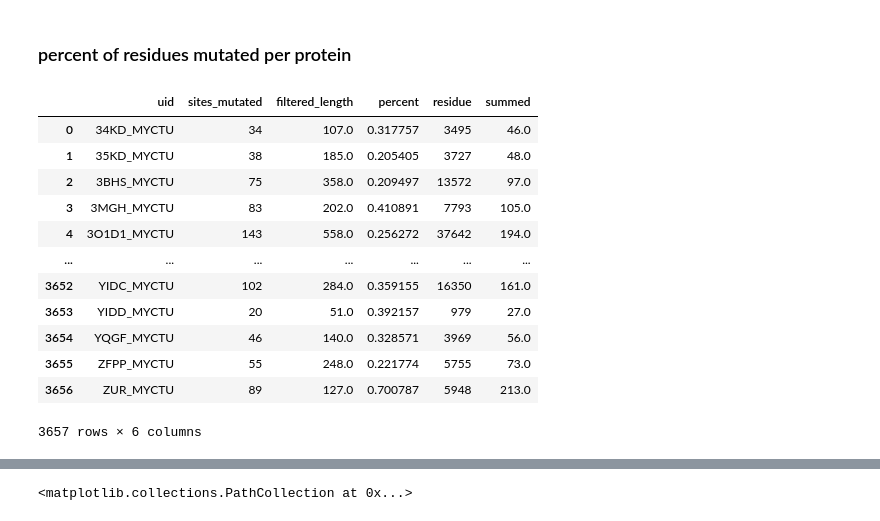
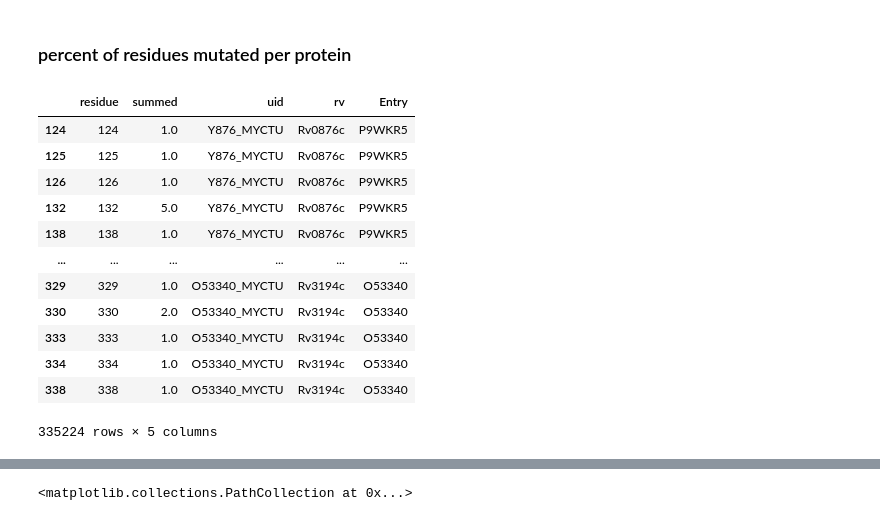
Before and after one commit to aggreen/MTB_Mut_Clust, a Jupyter notebook: scripts/03.generate_controls.ipynb, the cells around one changed output, grey strips where cells are left out. Saved outputs shown, nothing was run; the diff lists cells and outputs as text; code cells hidden in the pictures.

```diff
--- a/scripts/03.generate_controls.ipynb
+++ b/scripts/03.generate_controls.ipynb
@@ -28,18 +28,18 @@ sites_mutated = sites_mutated.merge(protein_data[["uid", "filtered_length"]], on
 sites_mutated["percent"] = sites_mutated.sites_mutated / sites_mutated.filtered_length
 sites_mutated = sites_mutated.merge(total_muts, on="uid", how="left")
 # %%
-sites_mutated
+allmuts
 # %% [output]
-|  | uid | sites_mutated | filtered_length | percent | residue | summed |
-| 0 | 34KD_MYCTU | 34 | 107.0 | 0.317757 | 3495 | 46.0 |
-| 1 | 35KD_MYCTU | 38 | 185.0 | 0.205405 | 3727 | 48.0 |
-| 2 | 3BHS_MYCTU | 75 | 358.0 | 0.209497 | 13572 | 97.0 |
-| 3 | 3MGH_MYCTU | 83 | 202.0 | 0.410891 | 7793 | 105.0 |
-| 4 | 3O1D1_MYCTU | 143 | 558.0 | 0.256272 | 37642 | 194.0 |
-| ... | ... | ... | ... | ... | ... | ... |
-| 3652 | YIDC_MYCTU | 102 | 284.0 | 0.359155 | 16350 | 161.0 |
-| 3653 | YIDD_MYCTU | 20 | 51.0 | 0.392157 | 979 | 27.0 |
-| 3654 | YQGF_MYCTU | 46 | 140.0 | 0.328571 | 3969 | 56.0 |
-| 3655 | ZFPP_MYCTU | 55 | 248.0 | 0.221774 | 5755 | 73.0 |
-| 3656 | ZUR_MYCTU | 89 | 127.0 | 0.700787 | 5948 | 213.0 |
+|  | residue | summed | uid | rv | Entry |
+| 124 | 124 | 1.0 | Y876_MYCTU | Rv0876c | P9WKR5 |
+| 125 | 125 | 1.0 | Y876_MYCTU | Rv0876c | P9WKR5 |
+| 126 | 126 | 1.0 | Y876_MYCTU | Rv0876c | P9WKR5 |
+| 132 | 132 | 5.0 | Y876_MYCTU | Rv0876c | P9WKR5 |
+| 138 | 138 | 1.0 | Y876_MYCTU | Rv0876c | P9WKR5 |
+| ... | ... | ... | ... | ... | ... |
+| 329 | 329 | 1.0 | O53340_MYCTU | Rv3194c | O53340 |
+| 330 | 330 | 2.0 | O53340_MYCTU | Rv3194c | O53340 |
+| 333 | 333 | 1.0 | O53340_MYCTU | Rv3194c | O53340 |
+| 334 | 334 | 1.0 | O53340_MYCTU | Rv3194c | O53340 |
+| 338 | 338 | 1.0 | O53340_MYCTU | Rv3194c | O53340 |
-3657 rows × 6 columns
+335224 rows × 5 columns
```
Also changed, not shown: parts of 6 cells of this notebook, 1 other file.
